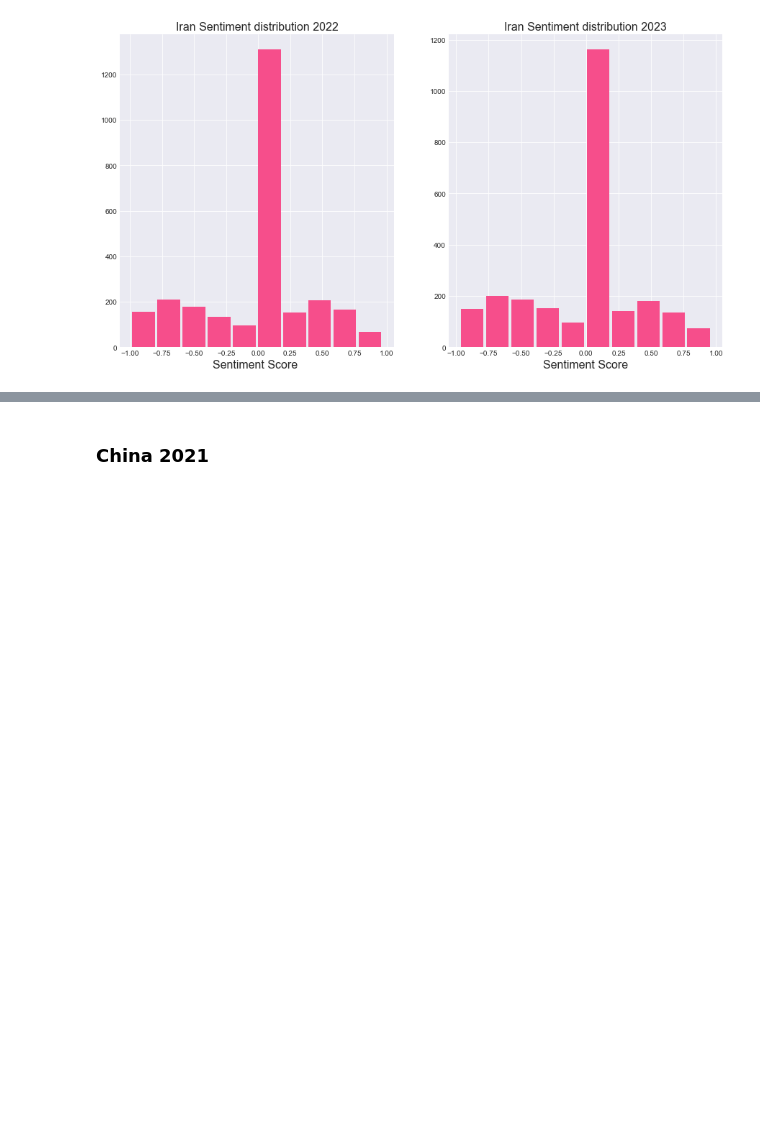
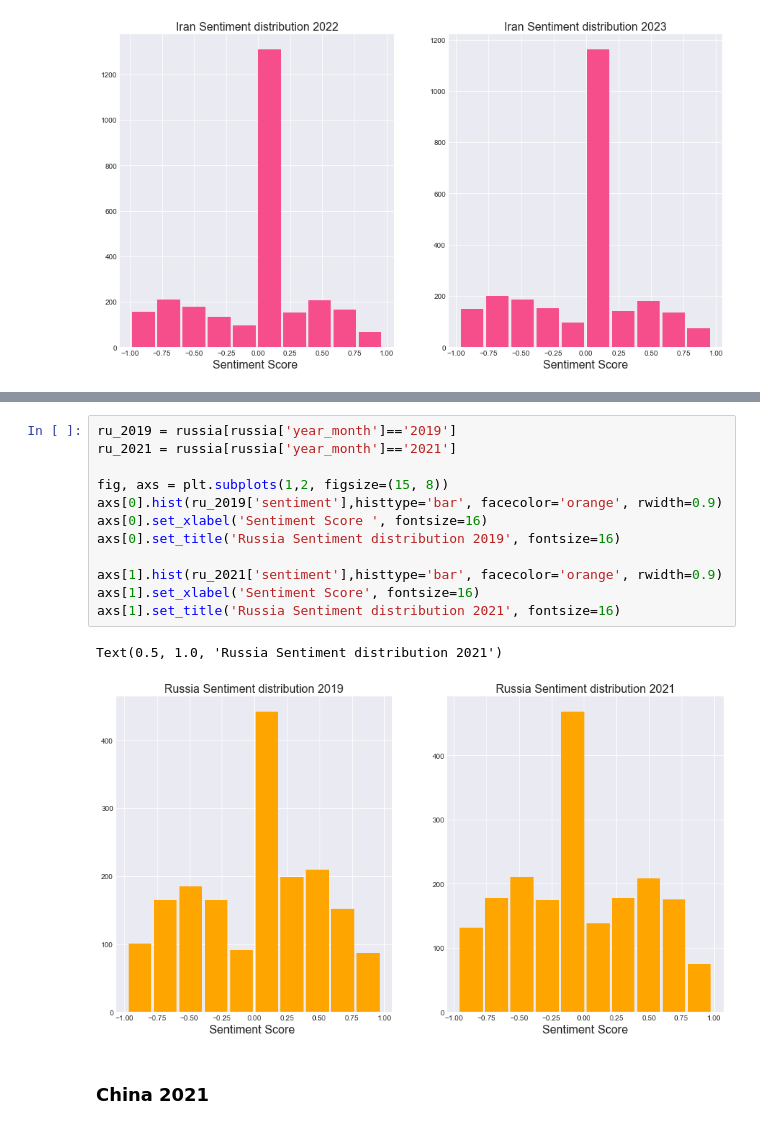
Before and after one commit to ChrisZhang6888/public_opinion_thesis, a Jupyter notebook: Programming/Distinction Analysis.ipynb, the cells around one changed output, grey strips where cells are left out. Cells and saved outputs as stored; diff of their text form; blank space fills up the shorter version.

```diff
--- a/Programming/Distinction Analysis.ipynb
+++ b/Programming/Distinction Analysis.ipynb
@@ -358,3 +374,18 @@ Text(0.5, 1.0, 'Iran Sentiment distribution 2023')
+# %%
+ru_2019 = russia[russia['year_month']=='2019']
+ru_2021 = russia[russia['year_month']=='2021']
+
+fig, axs = plt.subplots(1,2, figsize=(15, 8))
+axs[0].hist(ru_2019['sentiment'],histtype='bar', facecolor='orange', rwidth=0.9)
+axs[0].set_xlabel('Sentiment Score ', fontsize=16)
+axs[0].set_title('Russia Sentiment distribution 2019', fontsize=16)
+
+axs[1].hist(ru_2021['sentiment'],histtype='bar', facecolor='orange', rwidth=0.9)
+axs[1].set_xlabel('Sentiment Score', fontsize=16)
+axs[1].set_title('Russia Sentiment distribution 2021', fontsize=16)
+# %% [output]
+Text(0.5, 1.0, 'Russia Sentiment distribution 2021')
+[figure, added]
 # %% [markdown]
 ### China 2021
 # %%
```
Also changed, not shown: parts of 18 cells of this notebook, 33 other files.
